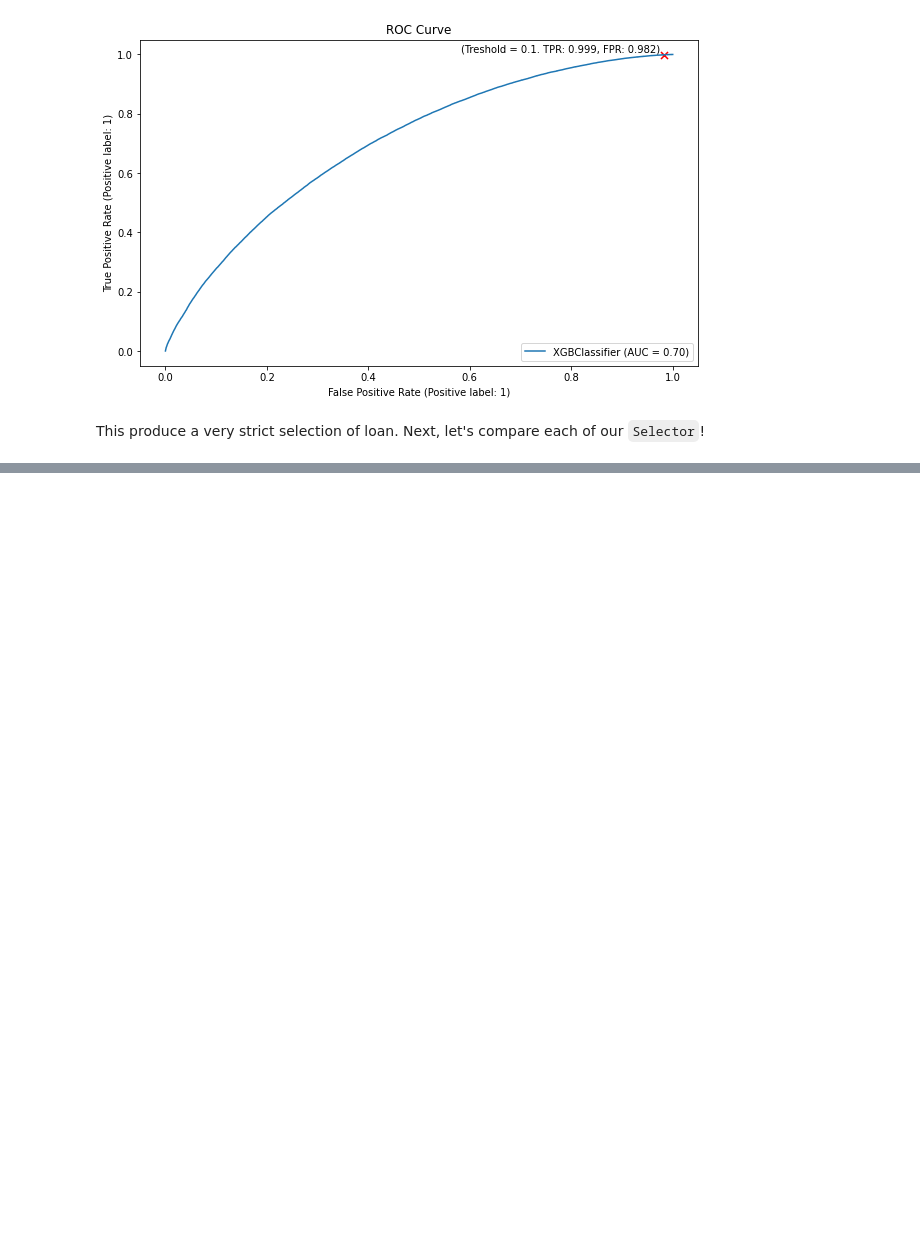
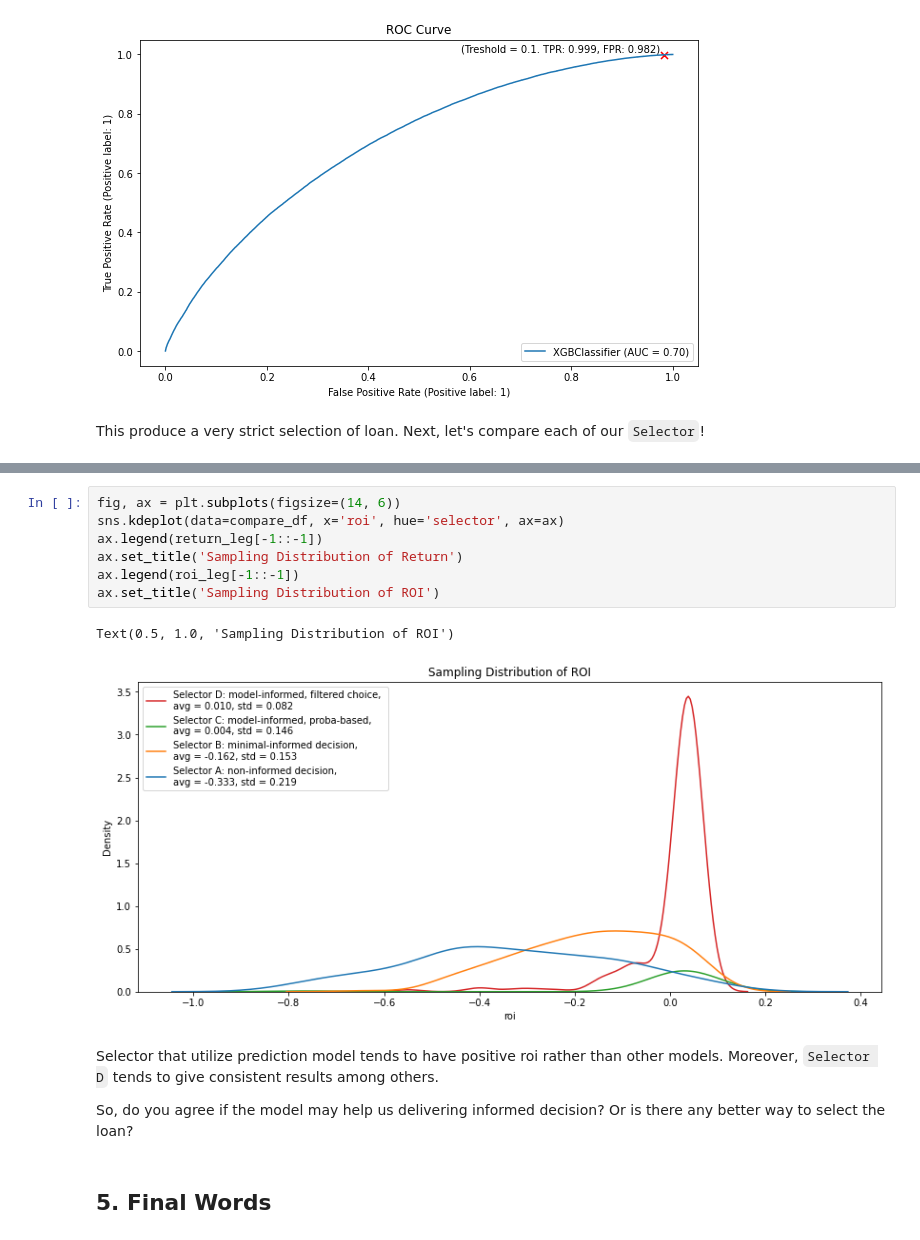
Before and after one commit to nbarizki/creditdefaultml, a Jupyter notebook: 3_Model_development.ipynb, the cells around one changed output, grey strips where cells are left out. Drawn from its saved outputs; the diff is of its cells as text; blank space fills up the shorter version.

```diff
--- a/3_Model_development.ipynb
+++ b/3_Model_development.ipynb
@@ -1364,0 +1294,16 @@ mlp_binary_clf = KerasClassifier(
+# %%
+fig, ax = plt.subplots(figsize=(14, 6))
+sns.kdeplot(data=compare_df, x='roi', hue='selector', ax=ax)
+ax.legend(return_leg[-1::-1])
+ax.set_title('Sampling Distribution of Return')
+ax.legend(roi_leg[-1::-1])
+ax.set_title('Sampling Distribution of ROI')
+# %% [output]
+Text(0.5, 1.0, 'Sampling Distribution of ROI')
+[figure, added]
+# %% [markdown]
+Selector that utilize prediction model tends to have positive roi rather than other models. Moreover, `Selector D` tends to give consistent results among others.
+
+So, do you agree if the model may help us delivering informed decision? Or is there any better way to select the loan?
+# %% [markdown]
+## 5. Final Words
```
Also changed, not shown: parts of 71 cells of this notebook.
